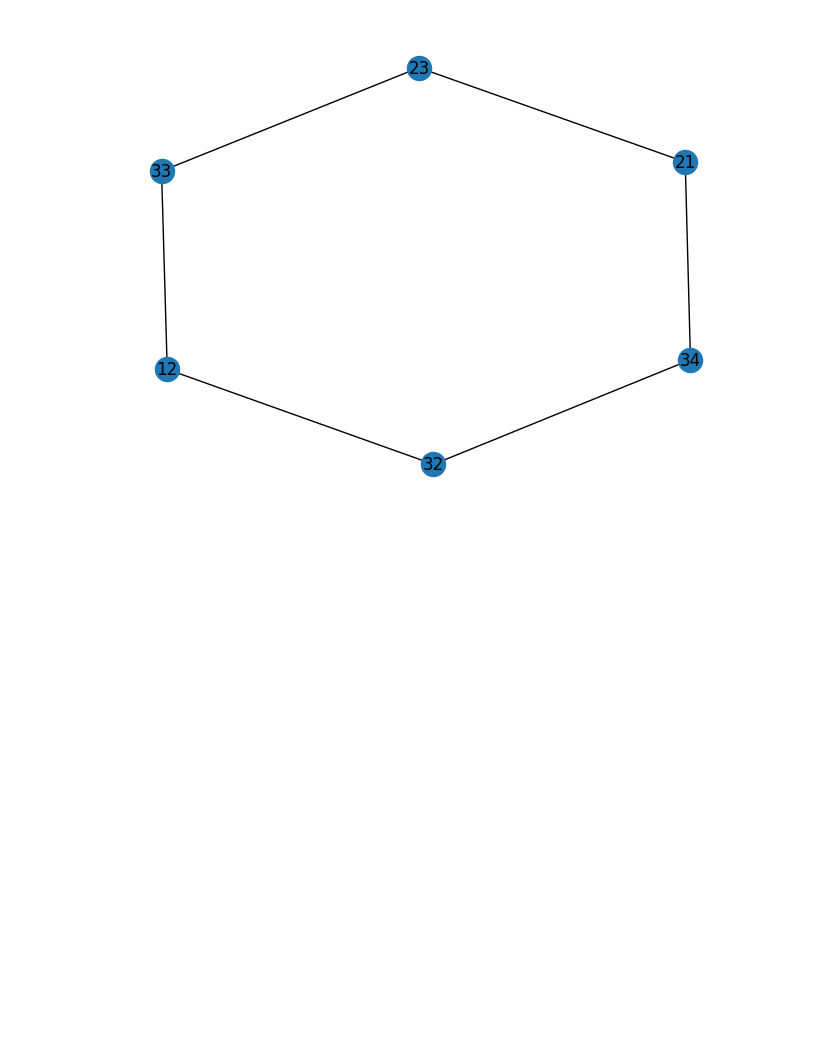
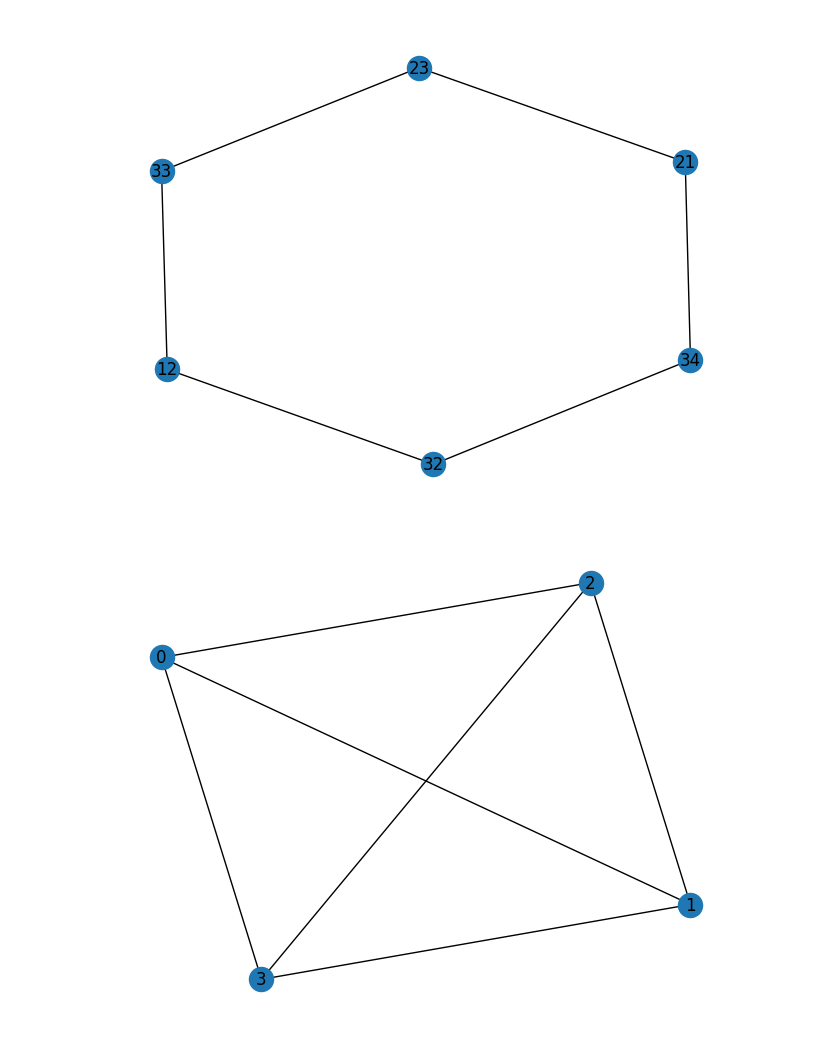
Before and after one commit to mayank-ry/python_basic_programm, a Jupyter notebook: netwroks_2.ipynb, the cells around one changed output. Saved outputs shown, nothing was run; the diff lists cells and outputs as text; code cells hidden in the pictures; blank space fills up the shorter version.

Commit message:
complete graphs

```diff
--- a/netwroks_2.ipynb
+++ b/netwroks_2.ipynb
@@ -13,3 +13,10 @@ nx.draw(G,with_labels=True)
 plt.show()
 # %% [output]
 [figure]
+# %%
+P = nx.complete_graph(4)
+# %%
+nx.draw(P,with_labels=True)
+plt.show()
+# %% [output]
+[figure, added]
```
